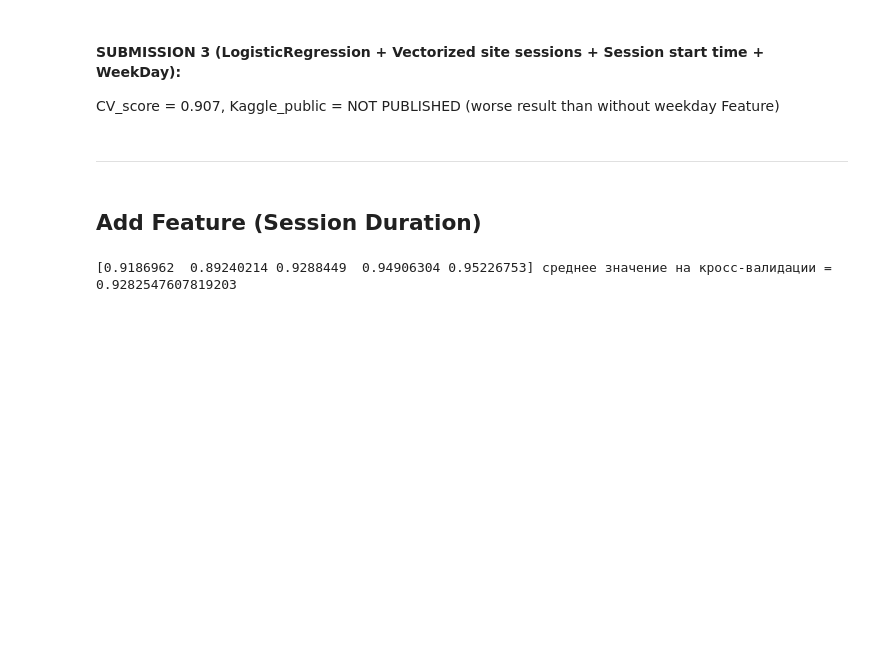
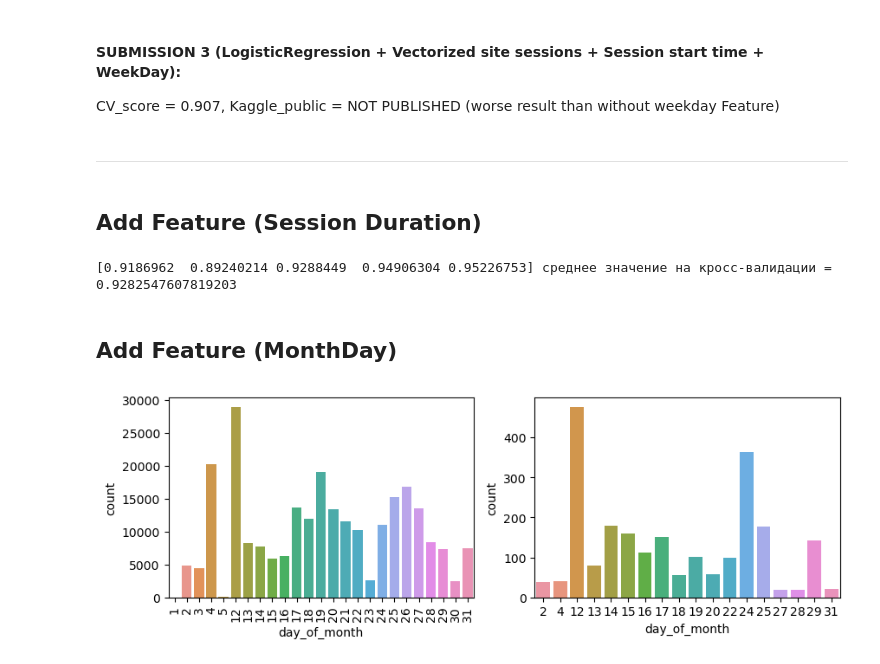
Before and after one commit to mynameis-nikita/train_projects, a Jupyter notebook: kaggle_Alice.ipynb, the cells around one changed output. Drawn from its saved outputs; the diff is of its cells as text; code cells hidden in the pictures; blank space fills up the shorter version.

```diff
--- a/kaggle_Alice.ipynb
+++ b/kaggle_Alice.ipynb
@@ -237,3 +237,19 @@ y_time_dur_pred = logit_prediction(X_train_time_dur, X_test_time_dur, y, logit_p
 write_to_submission_file(y_time_dur_pred[:,-1], 'logit_with_time_dur.csv')
 # %%
 tmp = pd.read_csv('/Users/nikita/Desktop/git/private_repo/logit_with_time_dur.csv')
+# %% [markdown]
+## Add Feature (MonthDay)
+# %%
+train_data['day_of_month'] = train_data['time1'].apply(lambda x : x.day)
+test_data['day_of_month'] = test_data['time1'].apply(lambda x : x.day)
+
+plt.figure(figsize=(10,3))
+
+plt.subplot(1,2,1)
+plt.xticks(rotation= 90)
+sns.countplot(x= train_data[train_data.target == 0].day_of_month)
+
+plt.subplot(1,2,2)
+sns.countplot(x = train_data[train_data.target == 1].day_of_month);
+# %% [output]
+[figure, added]
```
Also changed, not shown: parts of 14 cells of this notebook.
